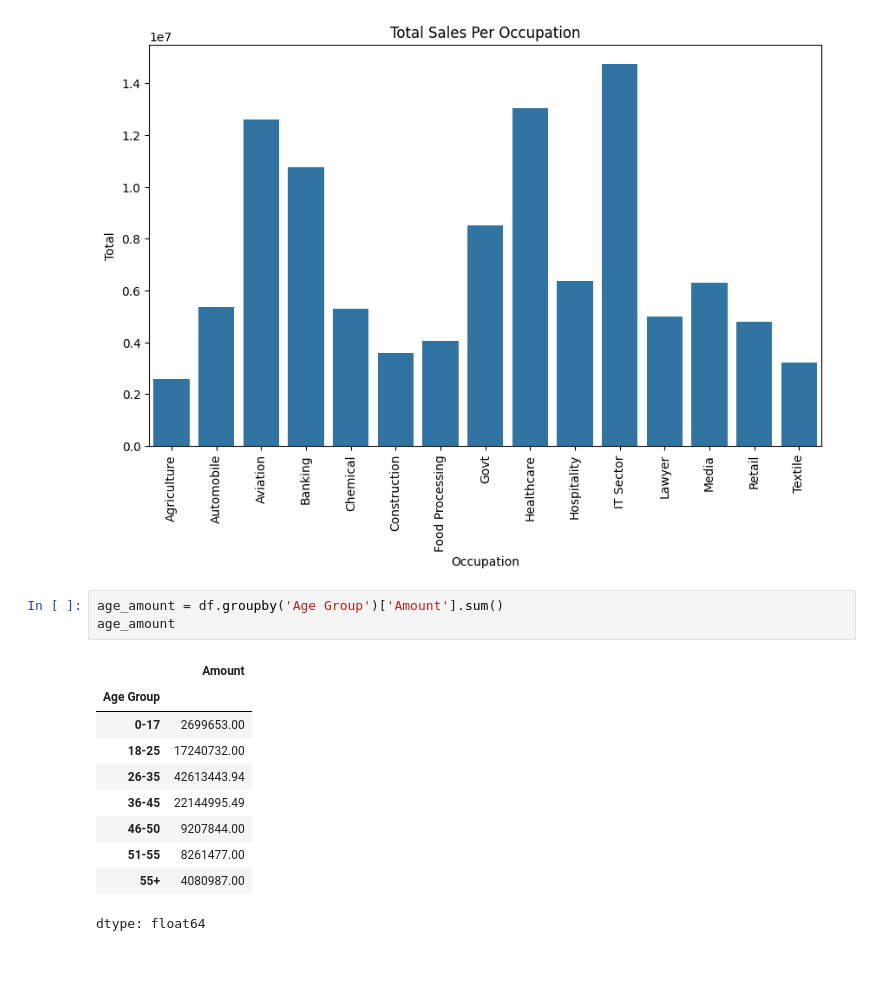
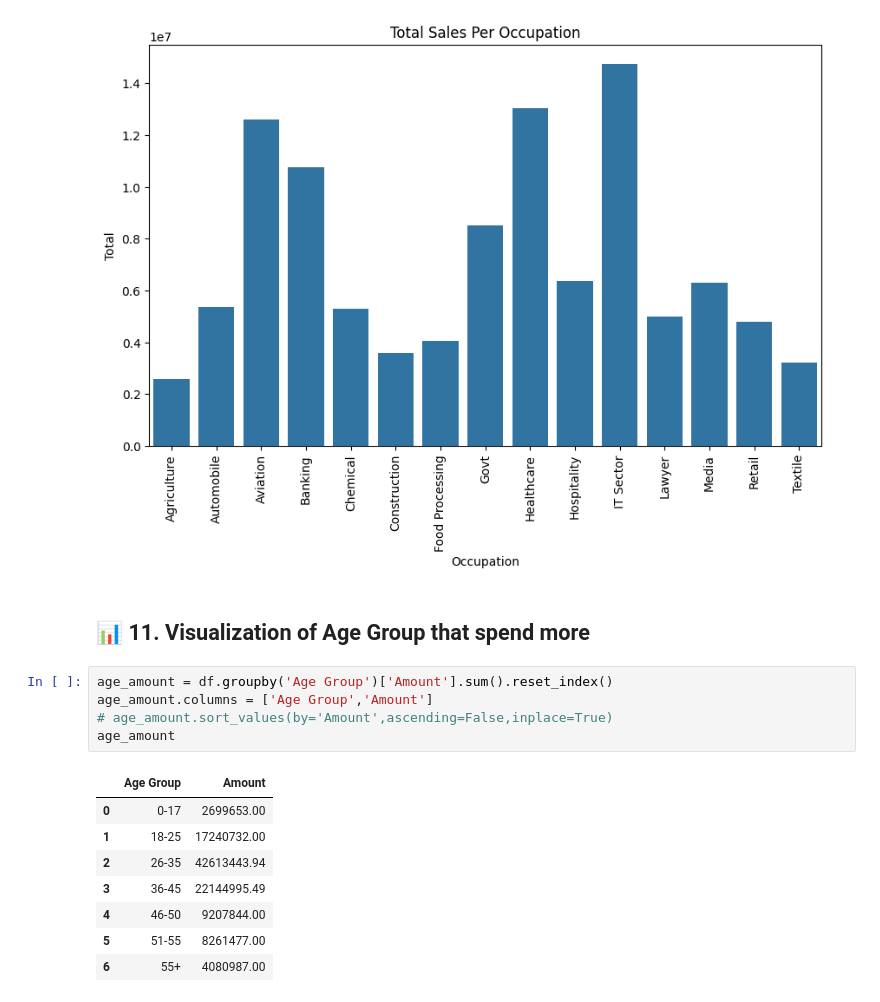
Before and after one commit to gauravvxv/Diwali-Sales-Analysis, a Jupyter notebook: Notebook/Sales.ipynb, the cells around one changed output. Drawn from its saved outputs; the diff is of its cells as text; blank space fills up the shorter version.

Commit message:
Age Group that spend more

```diff
--- a/Notebook/Sales.ipynb
+++ b/Notebook/Sales.ipynb
@@ -340,17 +340,19 @@ plt.title('Total Sales Per Occupation')
 # %% [output]
 Text(0.5, 1.0, 'Total Sales Per Occupation')
 [figure]
+# %% [markdown]
+## 📊 **11. Visualization of Age Group that spend more**
 # %%
-age_amount = df.groupby('Age Group')['Amount'].sum()
+age_amount = df.groupby('Age Group')['Amount'].sum().reset_index()
+age_amount.columns = ['Age Group','Amount']
+# age_amount.sort_values(by='Amount',ascending=False,inplace=True)
 age_amount
 # %% [output]
-|  | Amount |
-| Age Group |  |
-| 0-17 | 2699653.00 |
-| 18-25 | 17240732.00 |
-| 26-35 | 42613443.94 |
-| 36-45 | 22144995.49 |
-| 46-50 | 9207844.00 |
-| 51-55 | 8261477.00 |
-| 55+ | 4080987.00 |
+|  | Age Group | Amount |
+| 0 | 0-17 | 2699653.00 |
+| 1 | 18-25 | 17240732.00 |
+| 2 | 26-35 | 42613443.94 |
+| 3 | 36-45 | 22144995.49 |
+| 4 | 46-50 | 9207844.00 |
+| 5 | 51-55 | 8261477.00 |
+| 6 | 55+ | 4080987.00 |
-dtype: float64
```
Also changed, not shown: parts of 2 cells of this notebook.
